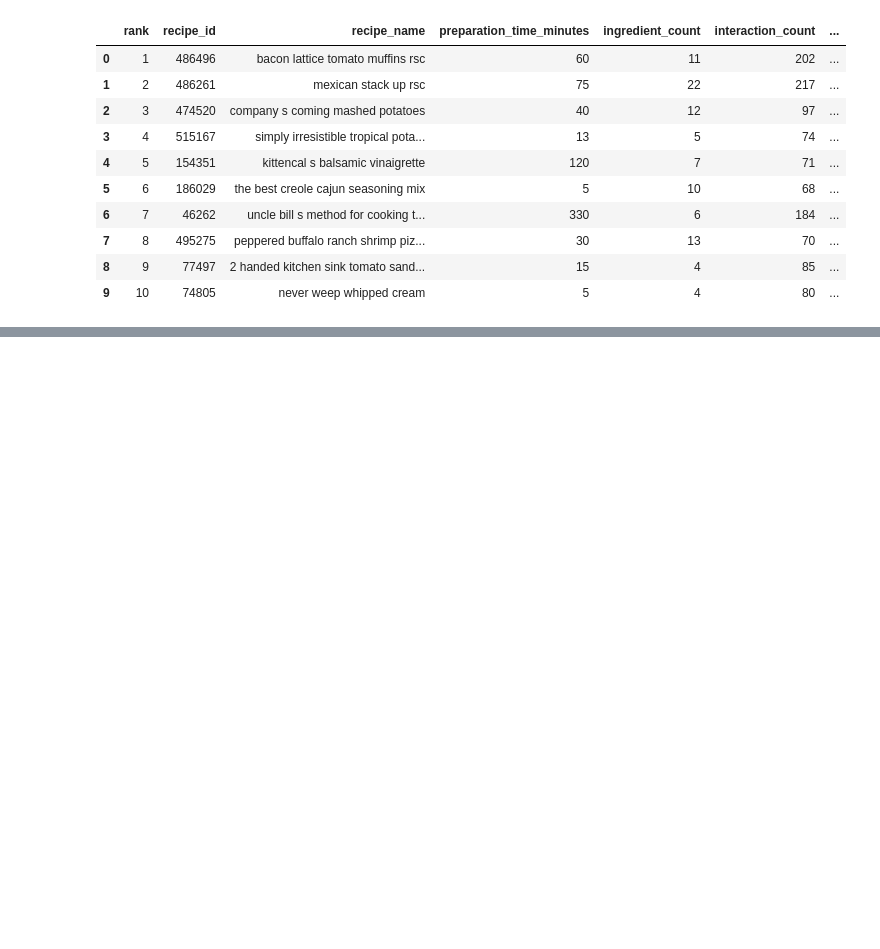
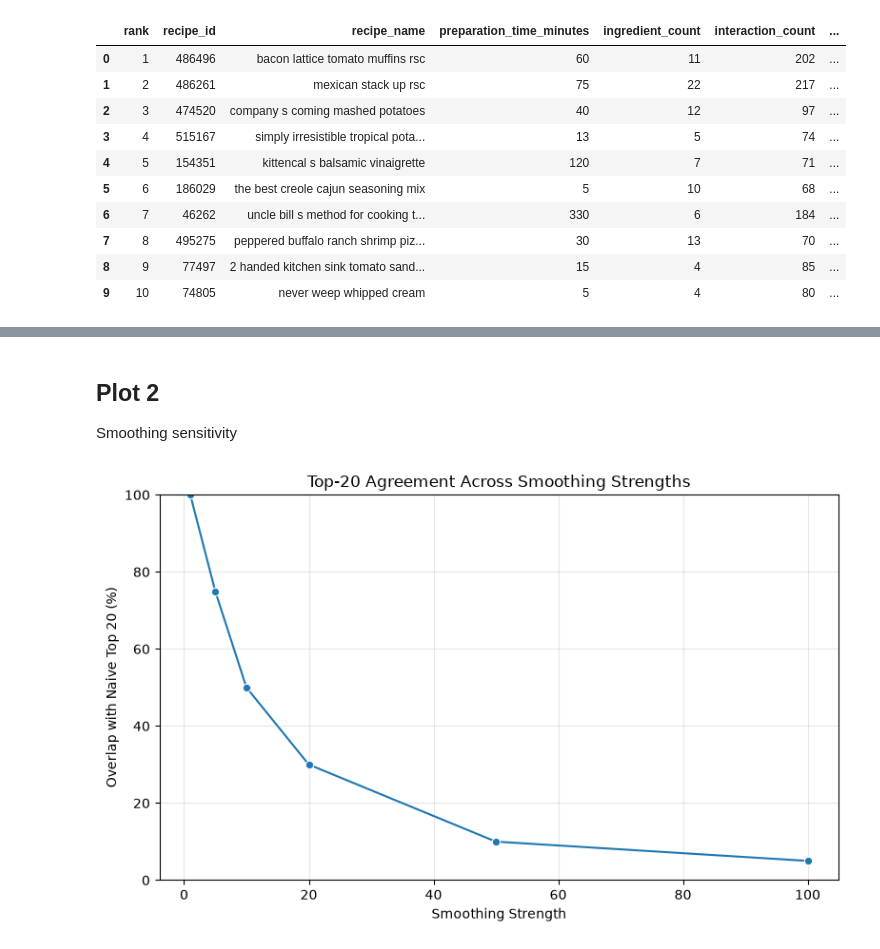
Before and after one commit to erfanesm80/rate-my-recipe, a Jupyter notebook: notebooks/ranking_analysis.ipynb, the cells around one changed output, grey strips where cells are left out. Cells and saved outputs as stored; diff of their text form; code cells hidden in the pictures; blank space fills up the shorter version.

```diff
--- a/notebooks/ranking_analysis.ipynb
+++ b/notebooks/ranking_analysis.ipynb
@@ -55,0 +199,22 @@ Global mean rating: 4.6615
+# %% [markdown]
+## Plot 2
+Smoothing sensitivity
+# %%
+plt.figure(figsize=(8, 5))
+
+sns.lineplot(
+    data=smoothing_sensitivity,
+    x="smoothing_strength",
+    y="overlap_with_naive_percentage",
+    marker="o",
+)
+
+plt.title("Top-20 Agreement Across Smoothing Strengths")
+plt.xlabel("Smoothing Strength")
+plt.ylabel("Overlap with Naive Top 20 (%)")
+plt.ylim(0, 100)
+plt.grid(alpha=0.3)
+plt.tight_layout()
+plt.show()
+# %% [output]
+[figure, added]
```
Also changed, not shown: parts of 8 cells of this notebook.
